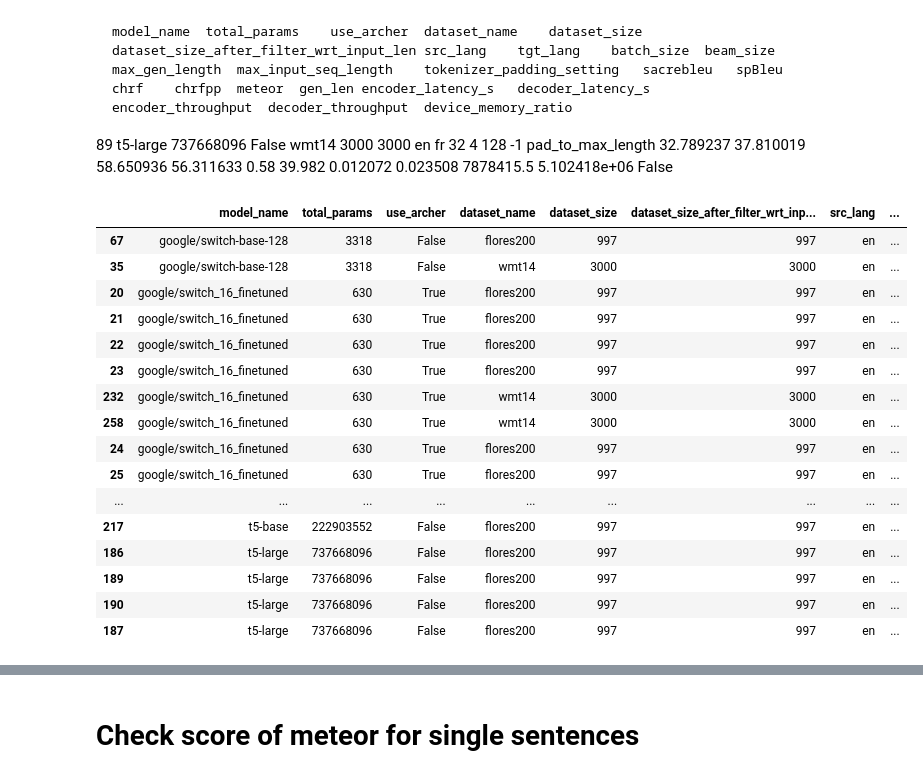
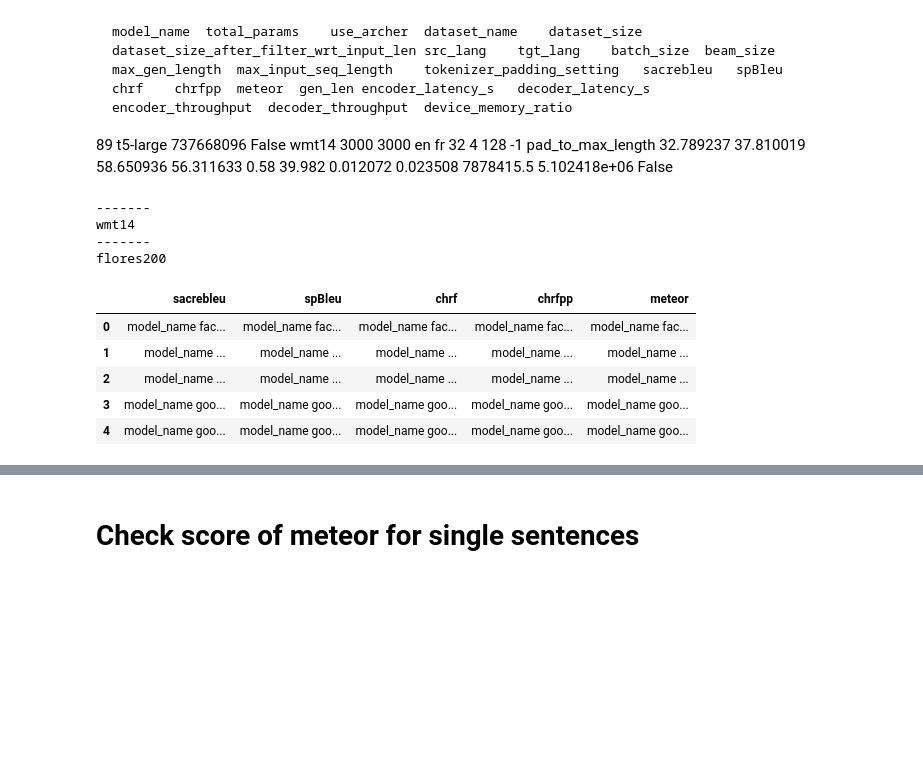
Before and after one commit to wassim2u/Benchmark, a Jupyter notebook: BenchmarkAnalysis.ipynb, the cells around one changed output, grey strips where cells are left out. Saved outputs shown, nothing was run; the diff lists cells and outputs as text; code cells hidden in the pictures; blank space fills up the shorter version.

```diff
--- a/BenchmarkAnalysis.ipynb
+++ b/BenchmarkAnalysis.ipynb
@@ -288,7 +303,9 @@ for file in csv_files:
 df_merge_all = pd.concat(files_df_dict.values(), ignore_index=True)
 df_merge_all = df_merge_all.fillna(False)
 df_merge_all = df_merge_all[df_merge_all["beam_size"] <=32]
+df_merge_all = df_merge_all[df_merge_all["max_gen_length"] <=128]
 df_merge_all = df_merge_all.drop_duplicates()
+
 df_merge_all
 # %% [output]
 |  | model_name | total_params | use_archer | dataset_name | dataset_size | dataset_size_after_filter_wrt_inp... | src_lang | ... |
@@ -600,21 +621,61 @@ wmt14
 	model_name	total_params	use_archer	dataset_name	dataset_size	dataset_size_after_filter_wrt_input_len	src_lang	tgt_lang	batch_size	beam_size	max_gen_length	max_input_seq_length	tokenizer_padding_setting	sacrebleu	spBleu	chrf	chrfpp	meteor	gen_len	encoder_latency_s	decoder_latency_s	encoder_throughput	decoder_throughput	device_memory_ratio
 89	t5-large	737668096	False	wmt14	3000	3000	en	fr	32	4	128	-1	pad_to_max_length	32.789237	37.810019	58.650936	56.311633	0.58	39.982	0.012072	0.023508	7878415.5	5.102418e+06	False
 # %%
+#Show best performing stats for every model:
+
+
+metrics = ["sacrebleu", "spBleu", "chrf", "chrfpp", "meteor"]
+dataset_names = ["wmt14", "flores200"]
+model_names = df_merge_all_temp["model_name"].drop_duplicates().values
+
+best_models_wmt14 = {}
+best_models_flores = {}
+for ds_name in dataset_names:
+    print("-------")
+    print(ds_name)
+
+    for metric in metrics:
+
+        df_merge_all_temp_ds = df_merge_all_temp[df_merge_all_temp["dataset_name"] == ds_name]
+
+        save_best = {}
+
+        if ds_name == "wmt14":
+            save_best = best_models_wmt14
+        else:
+            save_best = best_models_flores
+
+
+        if save_best.get(metric) is None:
+            save_best[metric] = []
+        for model_name in model_names:
+
+
+            df_merge_all_temp_ds = df_merge_all_temp_ds.sort_values(metric, ascending=False)
+            x= df_merge_all_temp_ds[df_merge_all_temp_ds["model_name"] == model_name]
+            m = save_best[metric]
+            m.append(x.iloc[0])
+            save_best[metric] = m
+
+        if ds_name == "wmt14":
+            best_models_wmt14 = save_best
+        else:
+            best_models_flores = save_best
+
+
+
+# print(best_models_wmt14)
+
+
+# print(best_models_flores)
 # %% [output]
+-------
+wmt14
+-------
+flores200
-|  | model_name | total_params | use_archer | dataset_name | dataset_size | dataset_size_after_filter_wrt_inp... | src_lang | ... |
-| 67 | google/switch-base-128 | 3318 | False | flores200 | 997 | 997 | en | ... |
-| 35 | google/switch-base-128 | 3318 | False | wmt14 | 3000 | 3000 | en | ... |
-| 20 | google/switch_16_finetuned | 630 | True | flores200 | 997 | 997 | en | ... |
-| 21 | google/switch_16_finetuned | 630 | True | flores200 | 997 | 997 | en | ... |
-| 22 | google/switch_16_finetuned | 630 | True | flores200 | 997 | 997 | en | ... |
-| 23 | google/switch_16_finetuned | 630 | True | flores200 | 997 | 997 | en | ... |
-| 232 | google/switch_16_finetuned | 630 | True | wmt14 | 3000 | 3000 | en | ... |
-| 258 | google/switch_16_finetuned | 630 | True | wmt14 | 3000 | 3000 | en | ... |
-| 24 | google/switch_16_finetuned | 630 | True | flores200 | 997 | 997 | en | ... |
-| 25 | google/switch_16_finetuned | 630 | True | flores200 | 997 | 997 | en | ... |
-| ... | ... | ... | ... | ... | ... | ... | ... | ... |
-| 217 | t5-base | 222903552 | False | flores200 | 997 | 997 | en | ... |
-| 186 | t5-large | 737668096 | False | flores200 | 997 | 997 | en | ... |
-| 189 | t5-large | 737668096 | False | flores200 | 997 | 997 | en | ... |
-| 190 | t5-large | 737668096 | False | flores200 | 997 | 997 | en | ... |
-| 187 | t5-large | 737668096 | False | flores200 | 997 | 997 | en | ... |
+|  | sacrebleu | spBleu | chrf | chrfpp | meteor |
+| 0 | model_name fac... | model_name fac... | model_name fac... | model_name fac... | model_name fac... |
+| 1 | model_name ... | model_name ... | model_name ... | model_name ... | model_name ... |
+| 2 | model_name ... | model_name ... | model_name ... | model_name ... | model_name ... |
+| 3 | model_name goo... | model_name goo... | model_name goo... | model_name goo... | model_name goo... |
+| 4 | model_name goo... | model_name goo... | model_name goo... | model_name goo... | model_name goo... |
```
Also changed, not shown: parts of 36 cells of this notebook, 15 other files.
